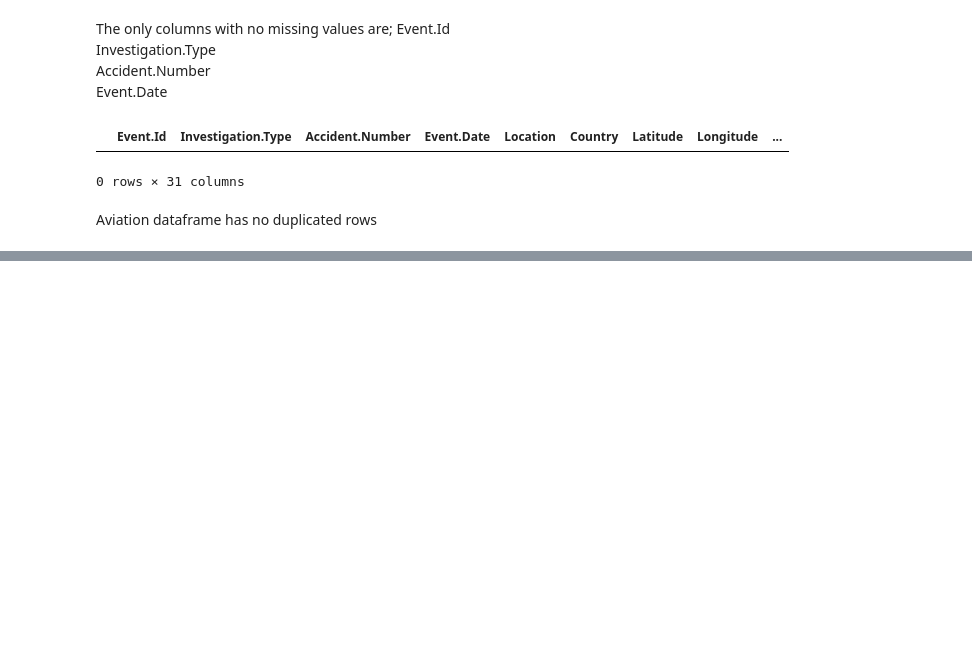
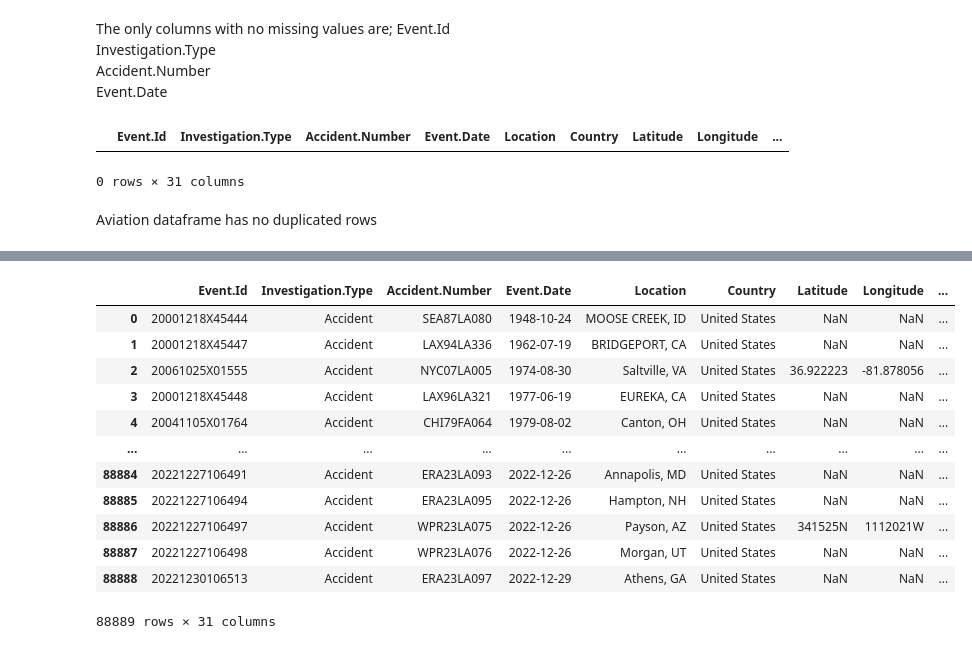
Before and after one commit to Liliankaburo/dsc-phase-1-project-v3, a Jupyter notebook: student.ipynb, the cells around one changed output, grey strips where cells are left out. Cells and saved outputs as stored; diff of their text form; code cells hidden in the pictures; blank space fills up the shorter version.

```diff
--- a/student.ipynb
+++ b/student.ipynb
@@ -178,0 +204,19 @@ Aviation dataframe has no duplicated rows
+# %%
+# now we drop columns that have alot of missing values and have little or no relevance to our task
+# first make a copy of the original dataframe for later reference if needed
+Aviation_df_copy = Aviation_df.copy()
+Aviation_df_copy
+# %% [output]
+|  | Event.Id | Investigation.Type | Accident.Number | Event.Date | Location | Country | Latitude | Longitude | ... |
+| 0 | 20001218X45444 | Accident | SEA87LA080 | 1948-10-24 | MOOSE CREEK, ID | United States | NaN | NaN | ... |
+| 1 | 20001218X45447 | Accident | LAX94LA336 | 1962-07-19 | BRIDGEPORT, CA | United States | NaN | NaN | ... |
+| 2 | 20061025X01555 | Accident | NYC07LA005 | 1974-08-30 | Saltville, VA | United States | 36.922223 | -81.878056 | ... |
+| 3 | 20001218X45448 | Accident | LAX96LA321 | 1977-06-19 | EUREKA, CA | United States | NaN | NaN | ... |
+| 4 | 20041105X01764 | Accident | CHI79FA064 | 1979-08-02 | Canton, OH | United States | NaN | NaN | ... |
+| ... | ... | ... | ... | ... | ... | ... | ... | ... | ... |
+| 88884 | 20221227106491 | Accident | ERA23LA093 | 2022-12-26 | Annapolis, MD | United States | NaN | NaN | ... |
+| 88885 | 20221227106494 | Accident | ERA23LA095 | 2022-12-26 | Hampton, NH | United States | NaN | NaN | ... |
+| 88886 | 20221227106497 | Accident | WPR23LA075 | 2022-12-26 | Payson, AZ | United States | 341525N | 1112021W | ... |
+| 88887 | 20221227106498 | Accident | WPR23LA076 | 2022-12-26 | Morgan, UT | United States | NaN | NaN | ... |
+| 88888 | 20221230106513 | Accident | ERA23LA097 | 2022-12-29 | Athens, GA | United States | NaN | NaN | ... |
+88889 rows × 31 columns
```
Also changed, not shown: parts of 15 cells of this notebook.
